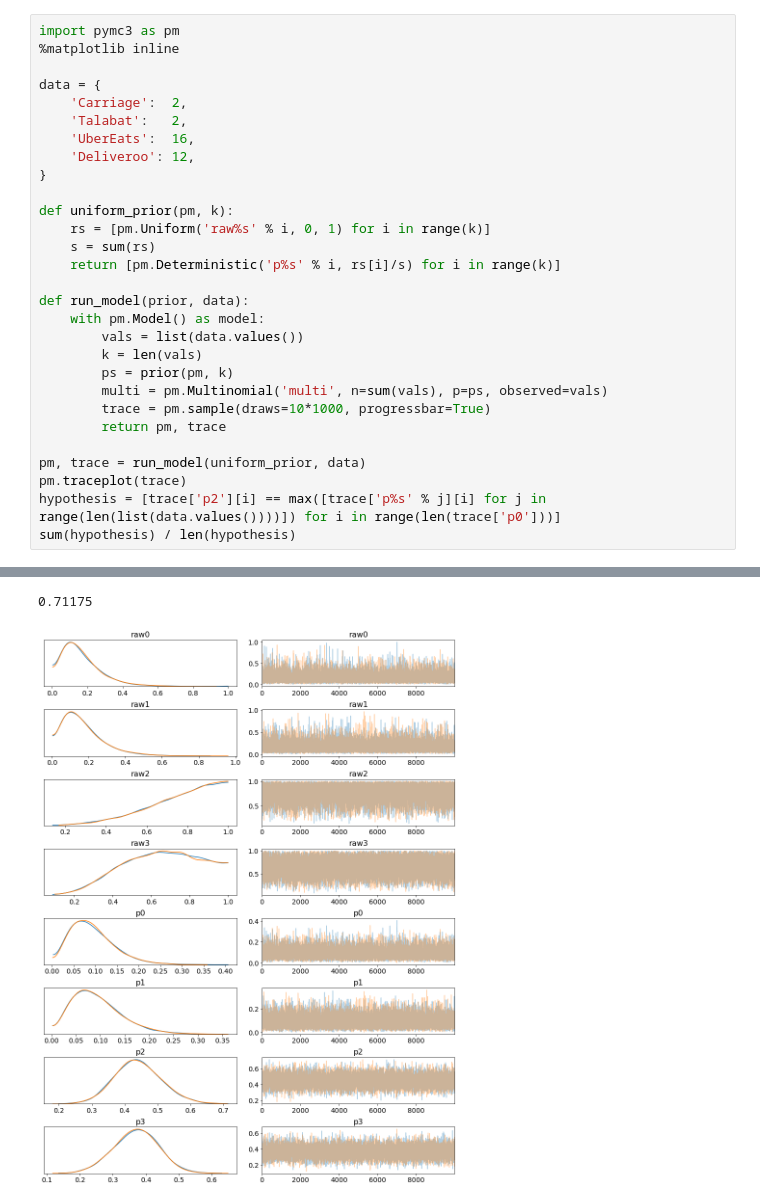
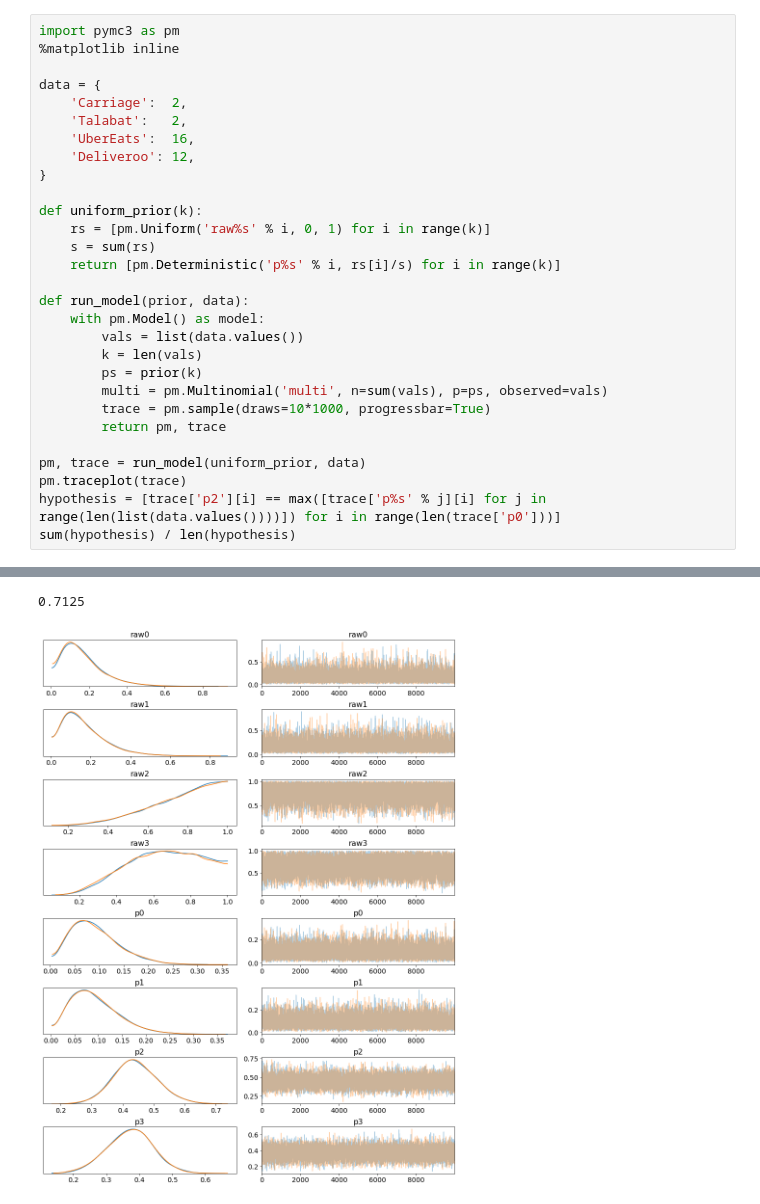
Before and after one commit to mtrencseni/playground, a Jupyter notebook: PyMC UberEats.ipynb, the cells around one changed output, grey strips where cells are left out. Cells and saved outputs as stored; diff of their text form.

```diff
--- a/PyMC UberEats.ipynb
+++ b/PyMC UberEats.ipynb
@@ -3,37 +3,37 @@ import pymc3 as pm
 %matplotlib inline
 
 data = {
     'Carriage':  2,
     'Talabat':   2,
     'UberEats':  16,
     'Deliveroo': 12,
 }
 
-def uniform_prior(pm, k):
+def uniform_prior(k):
     rs = [pm.Uniform('raw%s' % i, 0, 1) for i in range(k)]
     s = sum(rs)
     return [pm.Deterministic('p%s' % i, rs[i]/s) for i in range(k)]
 
 def run_model(prior, data):
     with pm.Model() as model:
         vals = list(data.values())
         k = len(vals)
-        ps = prior(pm, k)
+        ps = prior(k)
         multi = pm.Multinomial('multi', n=sum(vals), p=ps, observed=vals)
         trace = pm.sample(draws=10*1000, progressbar=True)
         return pm, trace
 
 pm, trace = run_model(uniform_prior, data)
 pm.traceplot(trace)
 hypothesis = [trace['p2'][i] == max([trace['p%s' % j][i] for j in range(len(list(data.values())))]) for i in range(len(trace['p0']))]
 sum(hypothesis) / len(hypothesis)
 # %% [output]
 Auto-assigning NUTS sampler...
 Initializing NUTS using jitter+adapt_diag...
 Multiprocess sampling (2 chains in 2 jobs)
 NUTS: [raw3, raw2, raw1, raw0]
-0.71175
+0.7125
-[figure, old version]
+[figure, new version]
 # %%
 pm.summary(trace)
 # %% [output]
```
Also changed, not shown: parts of 11 cells of this notebook.
